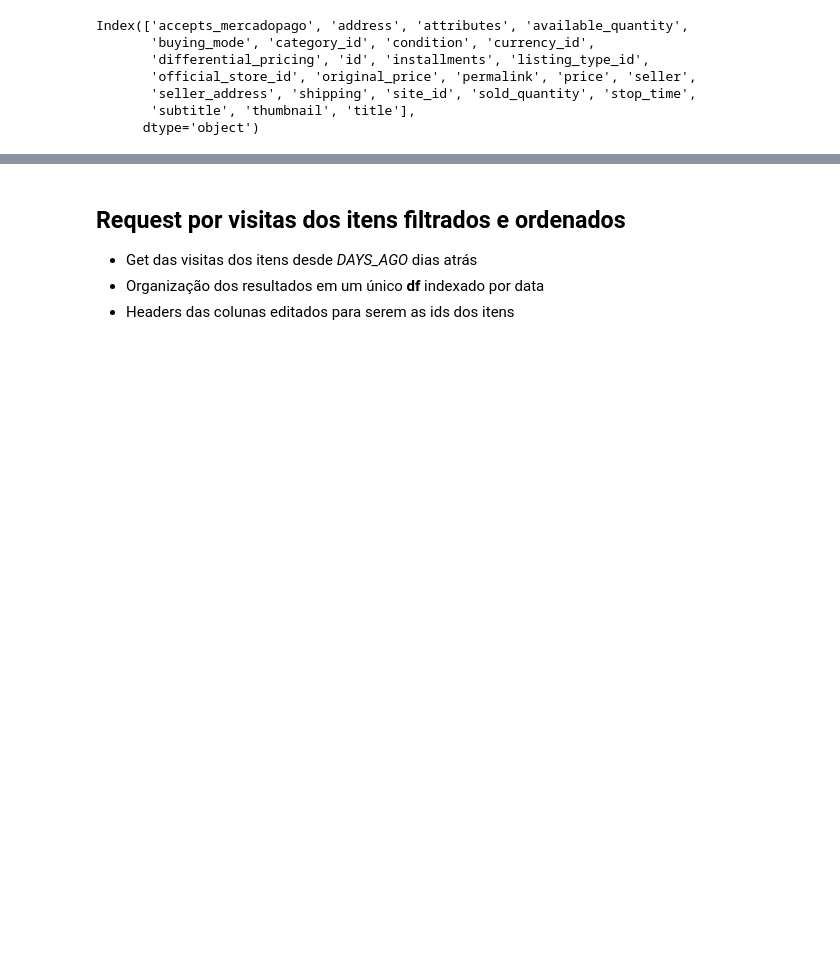
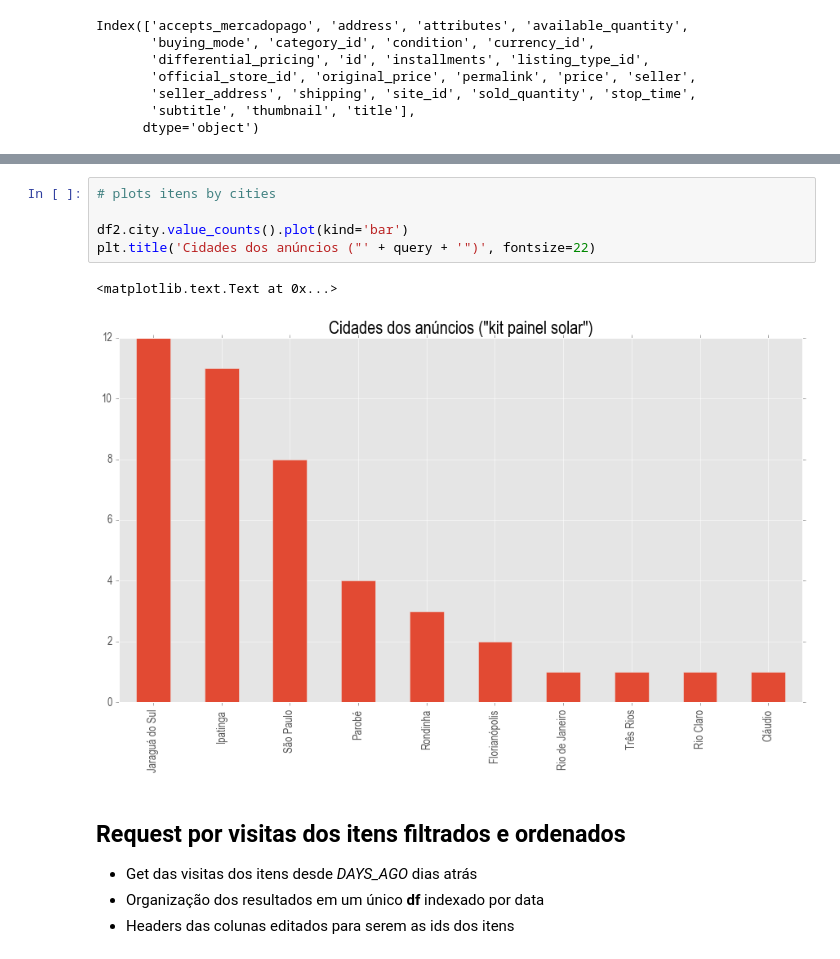
Before and after one commit to lpillmann/certi-mercadolivre, a Jupyter notebook: overview-from-query.ipynb, the cells around one changed output, grey strips where cells are left out. Saved outputs shown, nothing was run; the diff lists cells and outputs as text; blank space fills up the shorter version.

```diff
--- a/overview-from-query.ipynb
+++ b/overview-from-query.ipynb
@@ -140,3 +163,11 @@ plt.title('Unidades disponibilizadas pelo vendedor ("' + query + '")', fontsize=
+# %%
+# plots itens by cities
+
+df2.city.value_counts().plot(kind='bar')
+plt.title('Cidades dos anúncios ("' + query + '")', fontsize=22)
+# %% [output]
+<matplotlib.text.Text at 0x...>
+[figure, added]
 # %% [markdown]
 ## Request por visitas dos itens filtrados e ordenados
 
```
Also changed, not shown: parts of 17 cells of this notebook.
